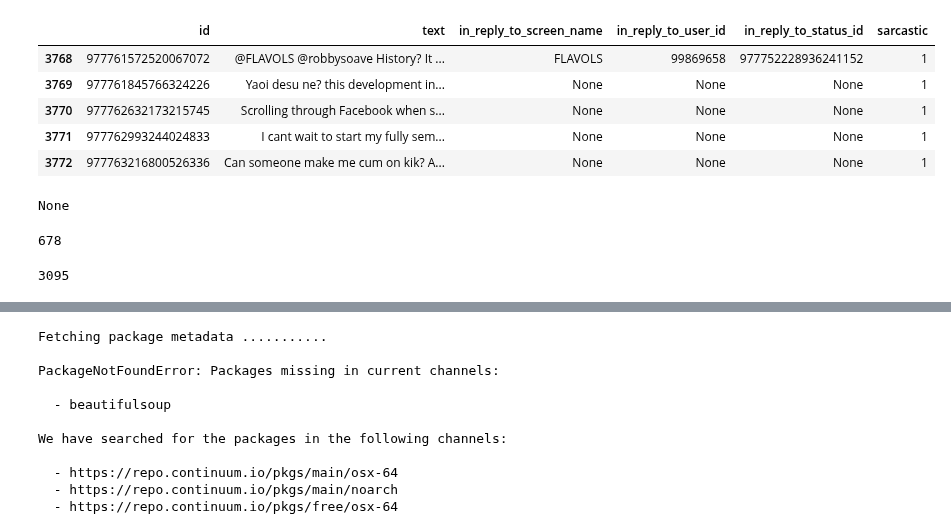
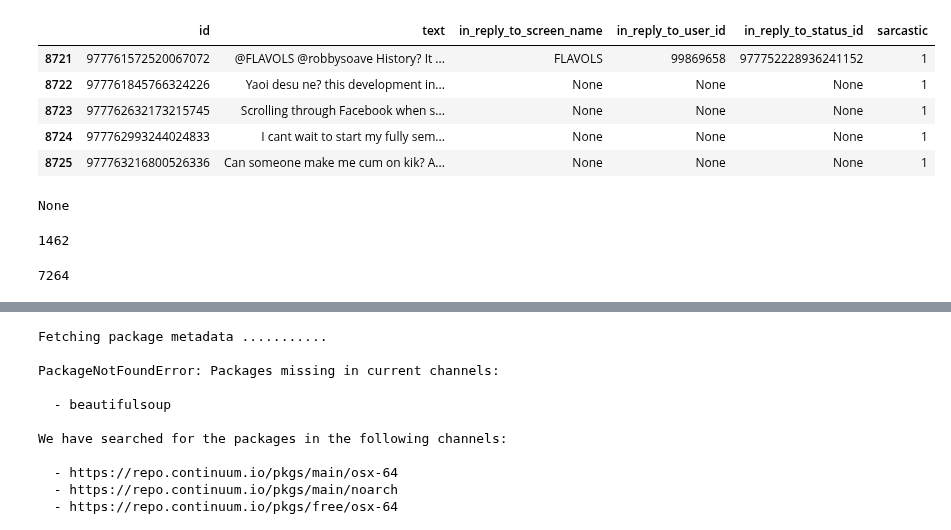
Before and after one commit to sgrimald89/sarcasm_detection_w266, a Jupyter notebook: Clean_webscrape.ipynb, the cells around one changed output, grey strips where cells are left out. Cells and saved outputs as stored; diff of their text form; code cells hidden in the pictures.

```diff
--- a/Clean_webscrape.ipynb
+++ b/Clean_webscrape.ipynb
@@ -23,33 +24,33 @@ id|text|in_reply_to_screen_name|in_reply_to_user_id|in_reply_to_status_id|sarcas
 # %%
 #df_sarcastic = pd.read_csv('merged_data_v1_1.csv', sep = '|')
 
 df = pd.DataFrame()
 
 
 
-with open('training_data.txt', 'r') as csvfile:
+with open('dta/training_data_new.txt', 'r') as csvfile:
     linereader = csv.reader(csvfile, delimiter = '|')
     for i, row in enumerate(linereader):
         if i == 0:
             header= row
             df = pd.DataFrame(columns = row)
         else:
             if len(header) != len(row):
                 continue
             else:
                 addition = {i:j for i, j in zip(header,row)}
                 df = df.append(addition, ignore_index=True )
 
 
 
 df.tail()
 # %% [output]
 |  | id | text | in_reply_to_screen_name | in_reply_to_user_id | in_reply_to_status_id | sarcastic |
-| 3768 | 977761572520067072 | @FLAVOLS @robbysoave History? It ... | FLAVOLS | 99869658 | 977752228936241152 | 1 |
-| 3769 | 977761845766324226 | Yaoi desu ne? this development in... | None | None | None | 1 |
-| 3770 | 977762632173215745 | Scrolling through Facebook when s... | None | None | None | 1 |
-| 3771 | 977762993244024833 | I cant wait to start my fully sem... | None | None | None | 1 |
-| 3772 | 977763216800526336 | Can someone make me cum on kik? A... | None | None | None | 1 |
+| 8721 | 977761572520067072 | @FLAVOLS @robbysoave History? It ... | FLAVOLS | 99869658 | 977752228936241152 | 1 |
+| 8722 | 977761845766324226 | Yaoi desu ne? this development in... | None | None | None | 1 |
+| 8723 | 977762632173215745 | Scrolling through Facebook when s... | None | None | None | 1 |
+| 8724 | 977762993244024833 | I cant wait to start my fully sem... | None | None | None | 1 |
+| 8725 | 977763216800526336 | Can someone make me cum on kik? A... | None | None | None | 1 |
 # %%
 for i in np.unique(df['in_reply_to_status_id']):
     if len(i) != 18:
@@ -74,7 +75,7 @@ for j in df[df['in_reply_to_status_id'] != 'None'].index:
 
 len(index_storage)
 # %% [output]
-678
+1462
 # %%
 #want the clean rows that do not have retreats
 
@@ -91,7 +92,7 @@ for j in df[df['in_reply_to_status_id'] == 'None'].index:
 
 len(index_alt)
 # %% [output]
-3095
+7264
 # %%
 #subset those data sets that will not have as much trouble
 
```
Also changed, not shown: parts of 11 cells of this notebook, 2 other files.
